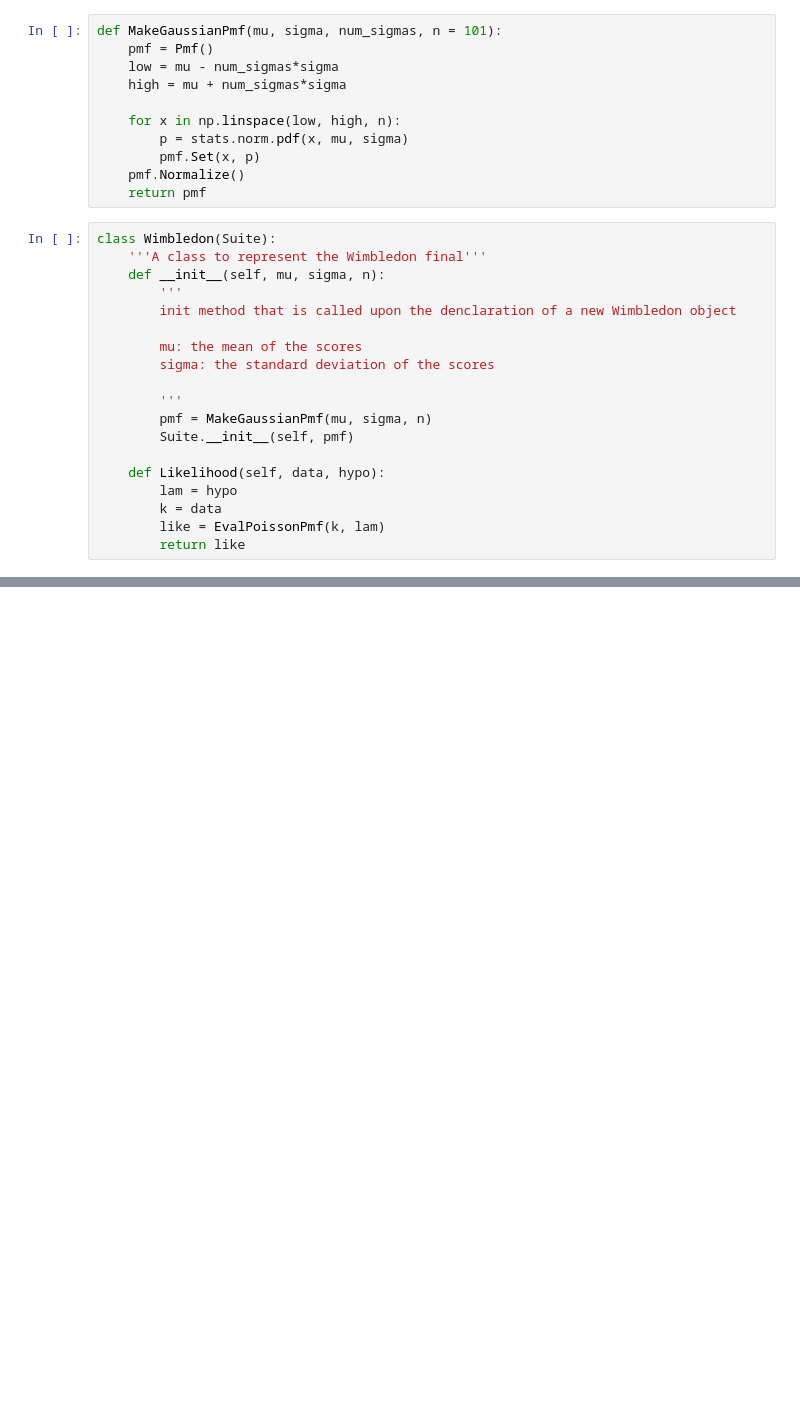
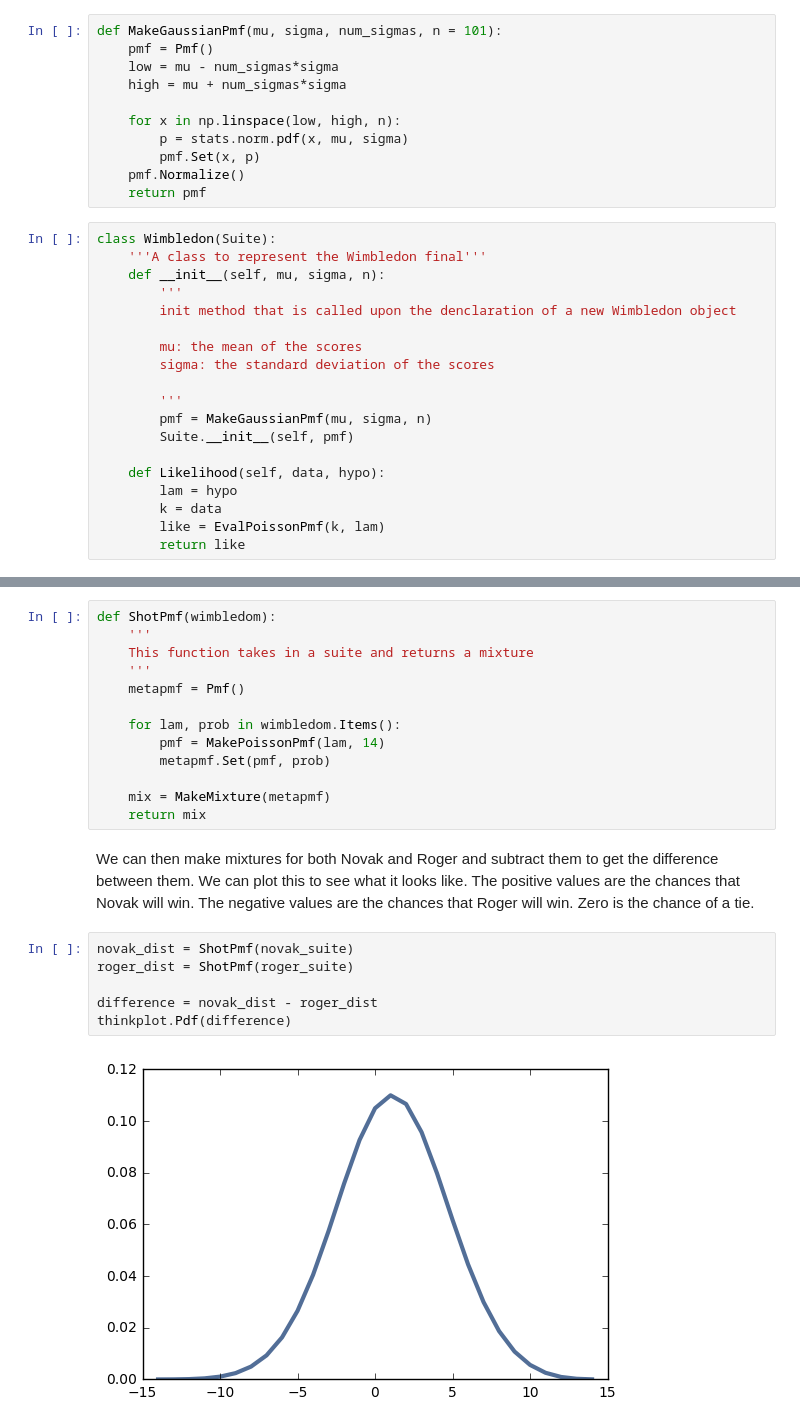
Before and after one commit to cmoser96/ThinkBayes2, a Jupyter notebook: code/report03.ipynb, the cells around one changed output, grey strips where cells are left out. Saved outputs shown, nothing was run; the diff lists cells and outputs as text; blank space fills up the shorter version.

```diff
--- a/code/report03.ipynb
+++ b/code/report03.ipynb
@@ -303,0 +326,23 @@ thinkplot.Pmf(MakePoissonPmf(mean, 10))
+# %%
+def ShotPmf(wimbledom):
+    '''
+    This function takes in a suite and returns a mixture
+    '''
+    metapmf = Pmf()
+
+    for lam, prob in wimbledom.Items():
+        pmf = MakePoissonPmf(lam, 14)
+        metapmf.Set(pmf, prob)
+
+    mix = MakeMixture(metapmf)
+    return mix
+# %% [markdown]
+We can then make mixtures for both Novak and Roger and subtract them to get the difference between them. We can plot this to see what it looks like. The positive values are the chances that Novak will win. The negative values are the chances that Roger will win. Zero is the chance of a tie.
+# %%
+novak_dist = ShotPmf(novak_suite)
+roger_dist = ShotPmf(roger_suite)
+
+difference = novak_dist - roger_dist
+thinkplot.Pdf(difference)
+# %% [output]
+[figure, added]
```
Also changed, not shown: parts of 16 cells of this notebook.
